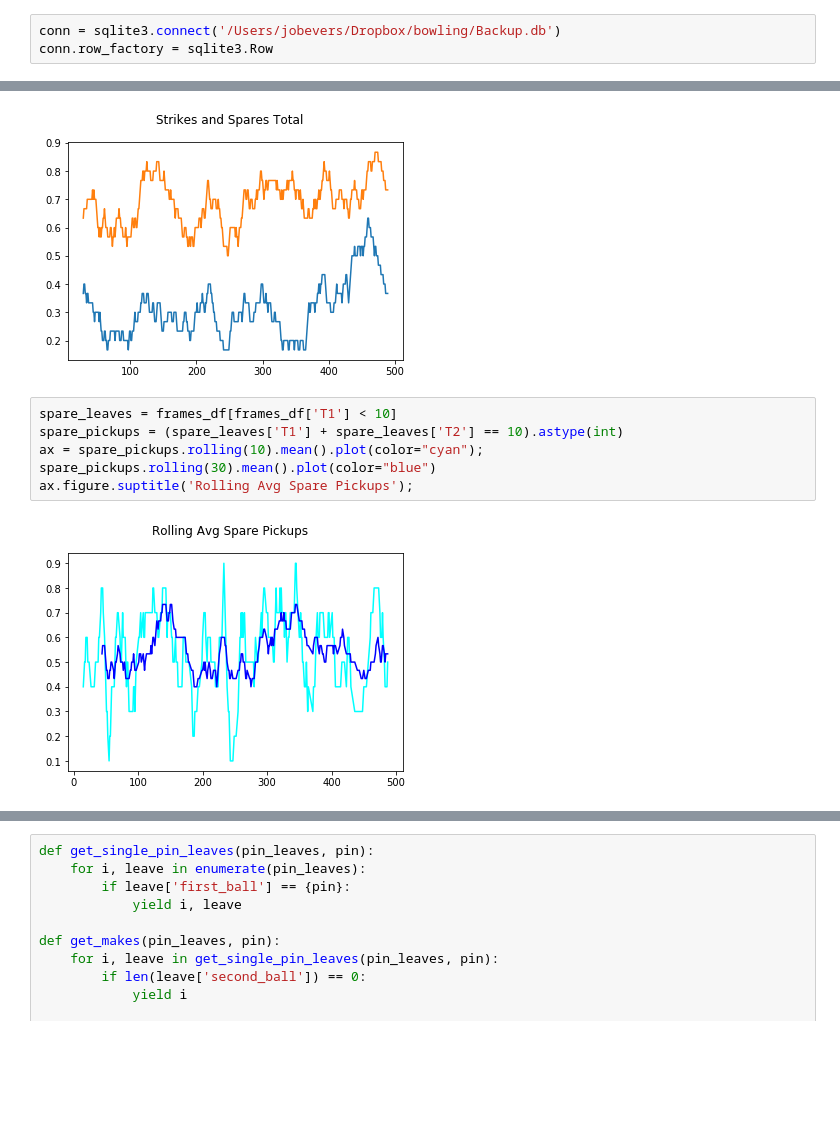
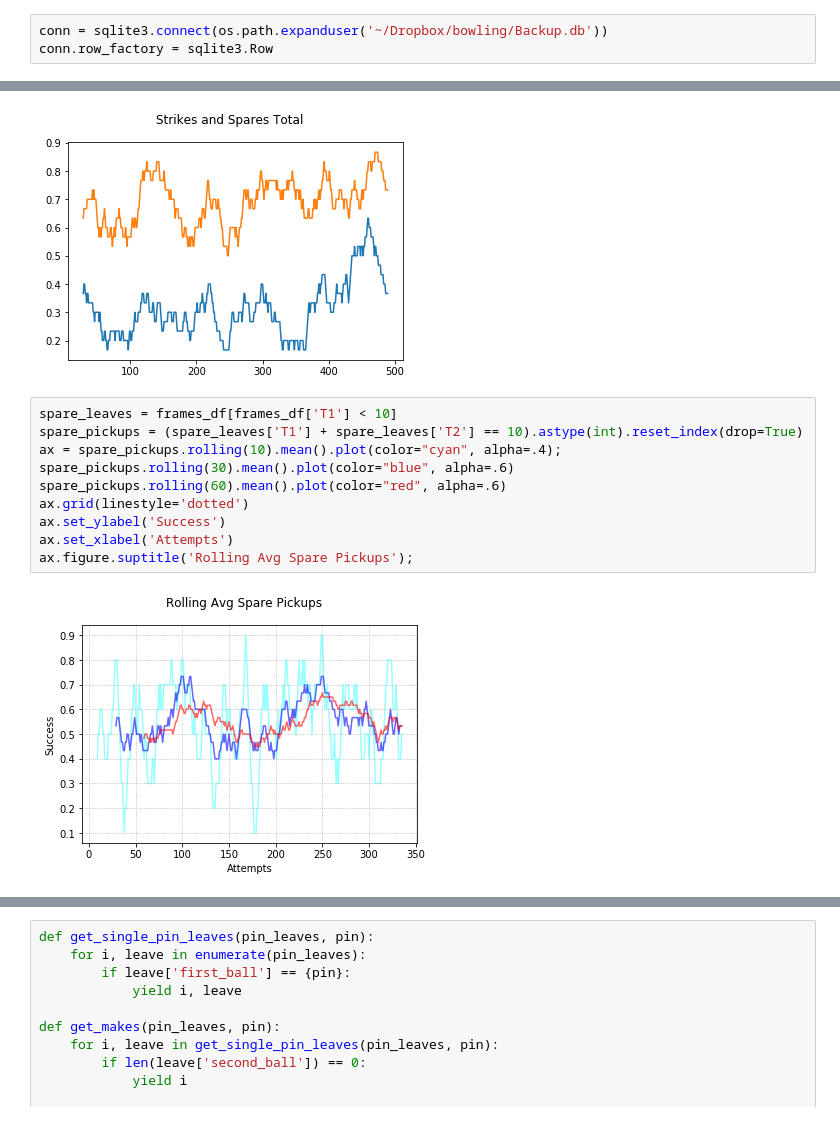
Before and after one commit to jobevers/bowlingscorer, a Jupyter notebook: Basic Stats.ipynb, the cells around one changed output, grey strips where cells are left out. Cells and saved outputs as stored; diff of their text form; blank space fills up the shorter version.

```diff
--- a/Basic Stats.ipynb
+++ b/Basic Stats.ipynb
@@ -17,5 +18,5 @@ reload(parse_db)
 # %%
-conn = sqlite3.connect('/Users/jobevers/Dropbox/bowling/Backup.db')
+conn = sqlite3.connect(os.path.expanduser('~/Dropbox/bowling/Backup.db'))
 conn.row_factory = sqlite3.Row
 # %%
 parse_db.process_db(conn)
@@ -114,12 +119,16 @@ ax.figure.suptitle('Strikes and Spares Total');
 [figure]
 # %%
 spare_leaves = frames_df[frames_df['T1'] < 10]
-spare_pickups = (spare_leaves['T1'] + spare_leaves['T2'] == 10).astype(int)
-ax = spare_pickups.rolling(10).mean().plot(color="cyan");
-spare_pickups.rolling(30).mean().plot(color="blue")
+spare_pickups = (spare_leaves['T1'] + spare_leaves['T2'] == 10).astype(int).reset_index(drop=True)
+ax = spare_pickups.rolling(10).mean().plot(color="cyan", alpha=.4);
+spare_pickups.rolling(30).mean().plot(color="blue", alpha=.6)
+spare_pickups.rolling(60).mean().plot(color="red", alpha=.6)
+ax.grid(linestyle='dotted')
+ax.set_ylabel('Success')
+ax.set_xlabel('Attempts')
 ax.figure.suptitle('Rolling Avg Spare Pickups');
 # %% [output]
-[figure, old version]
+[figure, new version]
 # %%
 single_pin_leaves = frames_df[frames_df['T1'] == 9]
 single_pin_spares = (single_pin_leaves['T2'] == 1).astype(int)
```
Also changed, not shown: parts of 4 cells of this notebook.
